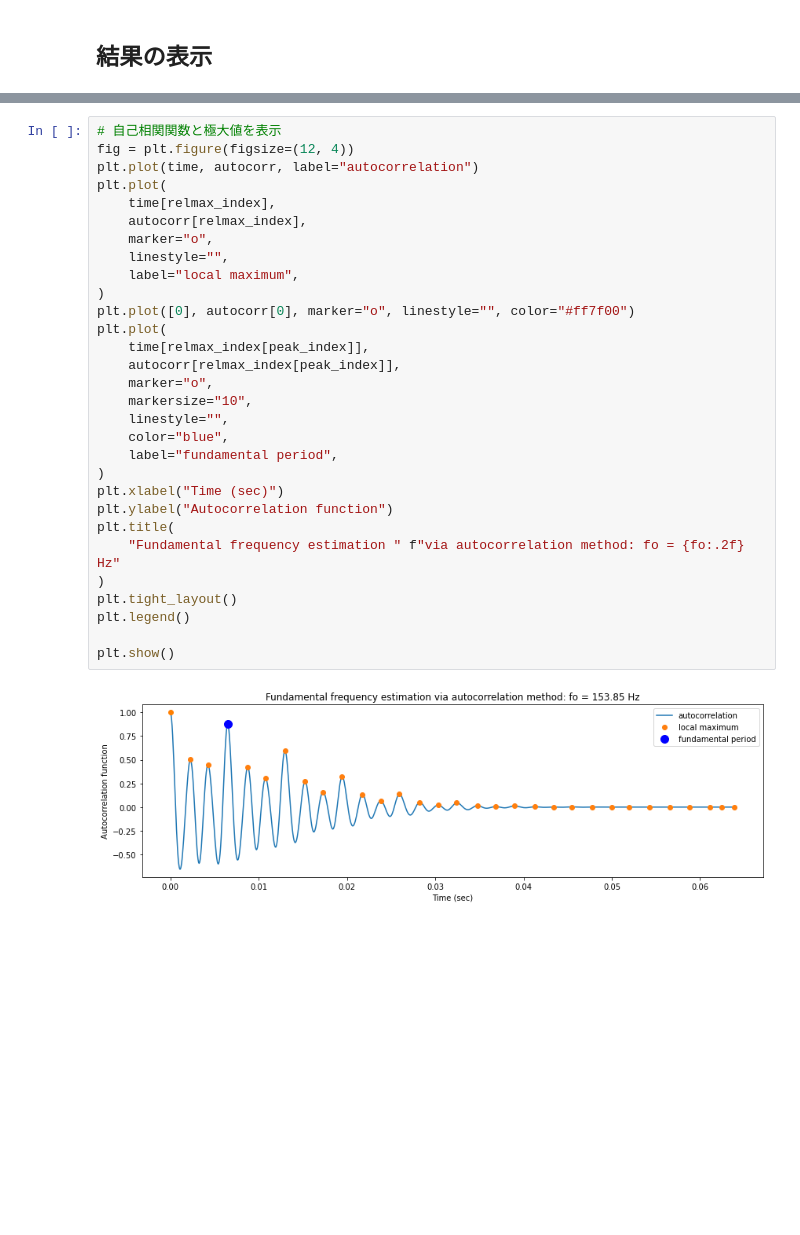
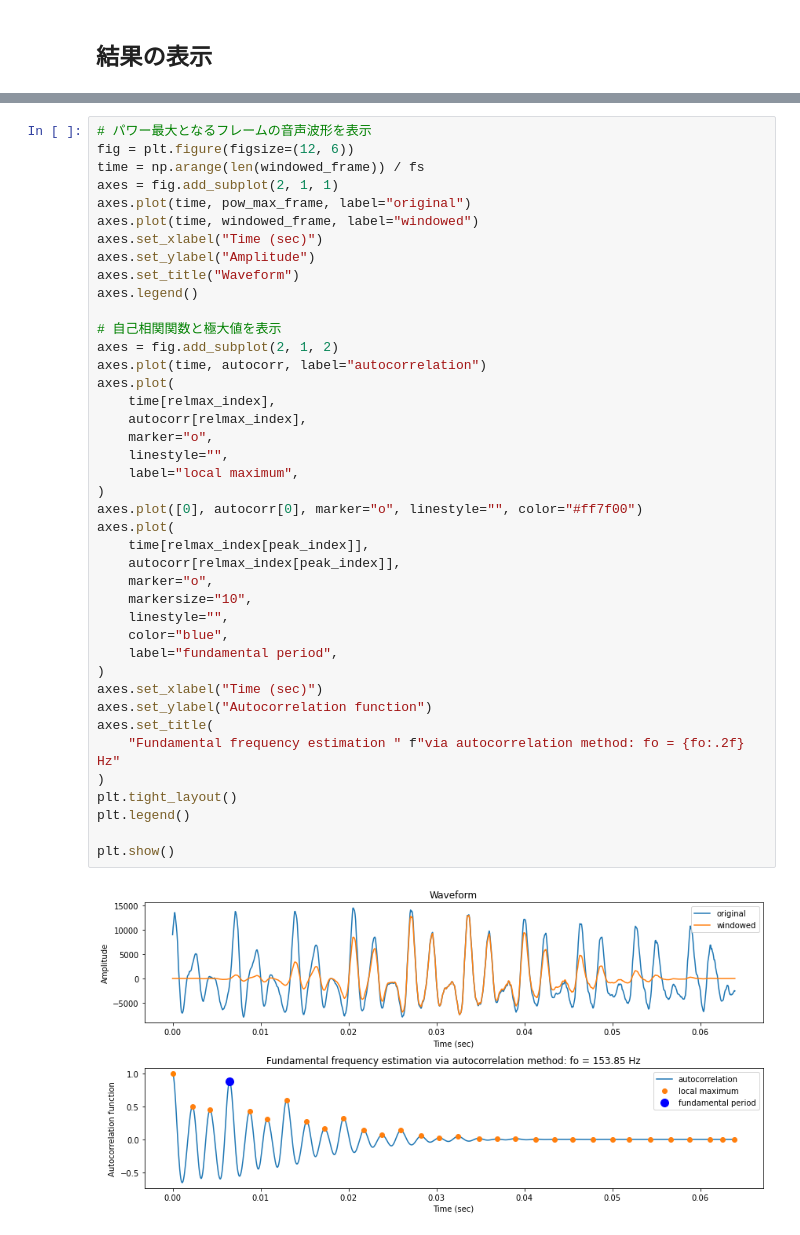
Before and after one commit to tam17aki/speech_process_exercise, a Jupyter notebook: SpeechAnalysis/feat_fo_autocorr.ipynb, the cells around one changed output, grey strips where cells are left out. Drawn from its saved outputs; the diff is of its cells as text; blank space fills up the shorter version.

```diff
--- a/SpeechAnalysis/feat_fo_autocorr.ipynb
+++ b/SpeechAnalysis/feat_fo_autocorr.ipynb
@@ -77,32 +63,43 @@ plt.show()
 # %%
+# パワー最大となるフレームの音声波形を表示
+fig = plt.figure(figsize=(12, 6))
+time = np.arange(len(windowed_frame)) / fs
+axes = fig.add_subplot(2, 1, 1)
+axes.plot(time, pow_max_frame, label="original")
+axes.plot(time, windowed_frame, label="windowed")
+axes.set_xlabel("Time (sec)")
+axes.set_ylabel("Amplitude")
+axes.set_title("Waveform")
+axes.legend()
+
 # 自己相関関数と極大値を表示
-fig = plt.figure(figsize=(12, 4))
-plt.plot(time, autocorr, label="autocorrelation")
-plt.plot(
+axes = fig.add_subplot(2, 1, 2)
+axes.plot(time, autocorr, label="autocorrelation")
+axes.plot(
     time[relmax_index],
     autocorr[relmax_index],
     marker="o",
     linestyle="",
     label="local maximum",
 )
-plt.plot([0], autocorr[0], marker="o", linestyle="", color="#ff7f00")
-plt.plot(
+axes.plot([0], autocorr[0], marker="o", linestyle="", color="#ff7f00")
+axes.plot(
     time[relmax_index[peak_index]],
     autocorr[relmax_index[peak_index]],
     marker="o",
     markersize="10",
     linestyle="",
     color="blue",
     label="fundamental period",
 )
-plt.xlabel("Time (sec)")
-plt.ylabel("Autocorrelation function")
-plt.title(
+axes.set_xlabel("Time (sec)")
+axes.set_ylabel("Autocorrelation function")
+axes.set_title(
     "Fundamental frequency estimation " f"via autocorrelation method: fo = {fo:.2f} Hz"
 )
 plt.tight_layout()
 plt.legend()
 
 plt.show()
 # %% [output]
-[figure, old version]
+[figure, new version]
```
Also changed, not shown: parts of 1 cell of this notebook, 1 other file.
